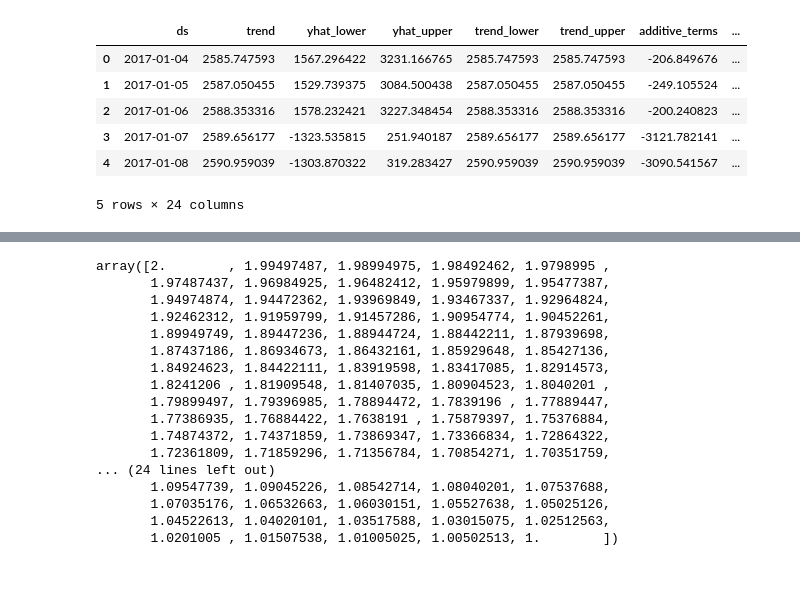
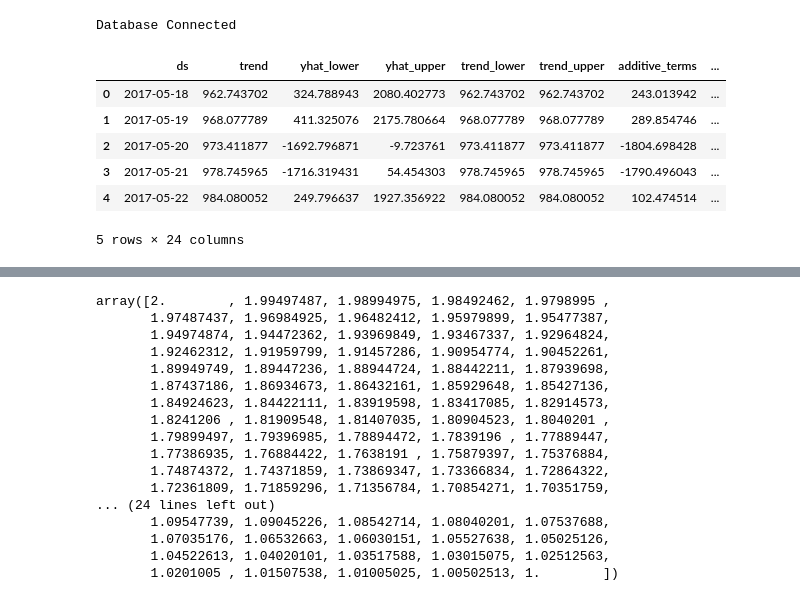
Before and after one commit to 1on1pt/JPX_Tokyo_Stock_Exchange_Prediction, a Jupyter notebook: JPX_Prophet_results_testing.ipynb, the cells around one changed output, grey strips where cells are left out. Drawn from its saved outputs; the diff is of its cells as text; code cells hidden in the pictures.

```diff
--- a/JPX_Prophet_results_testing.ipynb
+++ b/JPX_Prophet_results_testing.ipynb
@@ -21,16 +21,23 @@ from config import db_password
-# %%
-# read results df
-file = 'Outputs/Prophet_Daily_Model.csv'
-df = pd.read_csv(file,parse_dates=['ds'])
-df.head()
-# %% [output]
-|  | ds | trend | yhat_lower | yhat_upper | trend_lower | trend_upper | additive_terms | ... |
-| 0 | 2017-01-04 | 2585.747593 | 1567.296422 | 3231.166765 | 2585.747593 | 2585.747593 | -206.849676 | ... |
-| 1 | 2017-01-05 | 2587.050455 | 1529.739375 | 3084.500438 | 2587.050455 | 2587.050455 | -249.105524 | ... |
-| 2 | 2017-01-06 | 2588.353316 | 1578.232421 | 3227.348454 | 2588.353316 | 2588.353316 | -200.240823 | ... |
-| 3 | 2017-01-07 | 2589.656177 | -1323.535815 | 251.940187 | 2589.656177 | 2589.656177 | -3121.782141 | ... |
-| 4 | 2017-01-08 | 2590.959039 | -1303.870322 | 319.283427 | 2590.959039 | 2590.959039 | -3090.541567 | ... |
-5 rows × 24 columns
+# %%
+# create db connection
+db_string = f'postgresql://{user}:{db_password}@tokyose.ctcjkv5b73cy.us-east-1.rds.amazonaws.com:5432/tokyo_se'
+engine = create_engine(db_string)
+print('Database Connected')
+# %% [output]
+Database Connected
+# %%
+# read results df
+query = 'SELECT * FROM prophet_model_results'
+df = pd.read_sql(query,engine)
+df.head()
+# %% [output]
+|  | ds | trend | yhat_lower | yhat_upper | trend_lower | trend_upper | additive_terms | ... |
+| 0 | 2017-05-18 | 962.743702 | 324.788943 | 2080.402773 | 962.743702 | 962.743702 | 243.013942 | ... |
+| 1 | 2017-05-19 | 968.077789 | 411.325076 | 2175.780664 | 968.077789 | 968.077789 | 289.854746 | ... |
+| 2 | 2017-05-20 | 973.411877 | -1692.796871 | -9.723761 | 973.411877 | 973.411877 | -1804.698428 | ... |
+| 3 | 2017-05-21 | 978.745965 | -1716.319431 | 54.454303 | 978.745965 | 978.745965 | -1790.496043 | ... |
+| 4 | 2017-05-22 | 984.080052 | 249.796637 | 1927.356922 | 984.080052 | 984.080052 | 102.474514 | ... |
+5 rows × 24 columns
 # %%
 df_clean = df[df['yhat'] >= 0]
 df_clean = df_clean.dropna()
```
Also changed, not shown: parts of 13 cells of this notebook, 4 other files.
